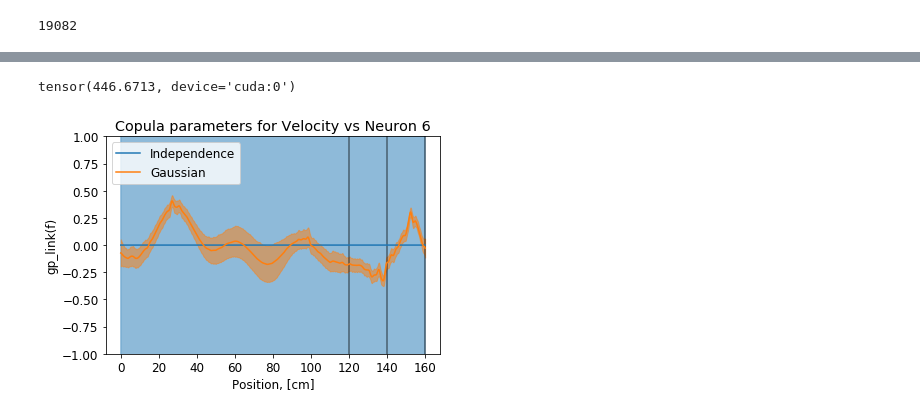
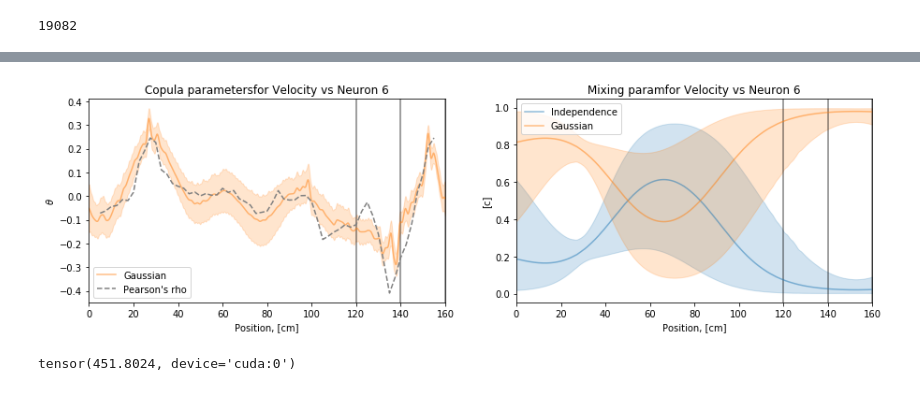
Before and after one commit to NinelK/CopulaGP, a Jupyter notebook: MI_FI_est.ipynb, the cells around one changed output, grey strips where cells are left out. Cells and saved outputs as stored; diff of their text form; code cells hidden in the pictures.

```diff
--- a/MI_FI_est.ipynb
+++ b/MI_FI_est.ipynb
@@ -94,7 +117,7 @@ weights = torch.tensor(trial_weights).float().cuda(device=0)
 # %%
 # define the model (optionally on GPU)
 grid_size = 128
-thetas_sharing = torch.tensor([0,1])
+thetas_sharing = torch.tensor([0,0])
 if thetas_sharing is not None:
     num_fs = len(likelihoods)+thetas_sharing.max().numpy() # indep_thetas + num_copulas - 1
 else:
@@ -233,51 +253,22 @@ fig.show()
 denser = 2 # make test set 2 times denser then the training set
 testX = np.linspace(0,1,denser*NSamp)
 test_x = torch.tensor(testX).float().cuda(device=0)
+# %%
+# visualize the result
+fig, ax = plt.subplots(1,2,figsize=(15, 4))
+
+for a in ax:
+    a.axvline(120, color='black', alpha=0.5)
+    a.axvline(140, color='black', alpha=0.5)
+    a.axvline(160, color='black', alpha=0.5)
+
+utils.Plot_MixModel_Param(ax,model,test_x,testX*160,rho=np.array([x,p]),title='for {} vs {}'.format(name1,name2))
+
+plt.subplots_adjust(hspace=0.5)
+# %% [output]
+[figure, added]
 # %%
 WAIC = model.likelihood.WAIC(model(train_x), train_y)
 WAIC
 # %% [output]
-tensor(446.6713, device='cuda:0')
+tensor(451.8024, device='cuda:0')
-# %%
-# visualize the result
-fig = plt.figure(figsize=(6, 4))
-plt.rcParams.update({'font.size': 12})
-
-plt.axvline(120, color='black', alpha=0.5)
-plt.axvline(140, color='black', alpha=0.5)
-plt.axvline(160, color='black', alpha=0.5)
-
-model.eval()
-with torch.no_grad():
-    output = model(test_x)
-
-gplink = model.likelihood.gplink_function
-
-thetas, mixes = gplink(output.mean)
-lower, upper = output.confidence_region() #thetas & mix together
-thetas_low, mixes_low = gplink(lower)
-thetas_upp, mixes_upp = gplink(upper)
-
-copulas = [lik.name for lik in likelihoods]
-rotations = [lik.rotation for lik in likelihoods]
-
-for t,l,u,c,r in zip(thetas,thetas_low,thetas_upp,copulas,rotations):
-    F_mean = t.detach().cpu().numpy()
-    if r==None:
-        label = '{}'.format(c)
-    else:
-        label = '{} {}'.format(c,r)
-    line, = plt.plot(160*testX, F_mean, label = label)
-    plt.fill_between(160*testX, l.detach().cpu().numpy(),
-                    u.detach().cpu().numpy(), color=line.get_color(), alpha=0.5)
-
-#plt.scatter(np.linspace(0., 160., NSamp),np.zeros(NSamp),color=colors)
-plt.xlabel('Position, [cm]')
-plt.ylabel('gp_link(f)')
-plt.title('Copula parameters for {} vs {}'.format(name1,name2))
-plt.ylim(-1.0,1.0)
-plt.legend()
-
-fig.show()
-# %% [output]
-[figure, removed]
```
Also changed, not shown: parts of 12 cells of this notebook, 6 other files.
